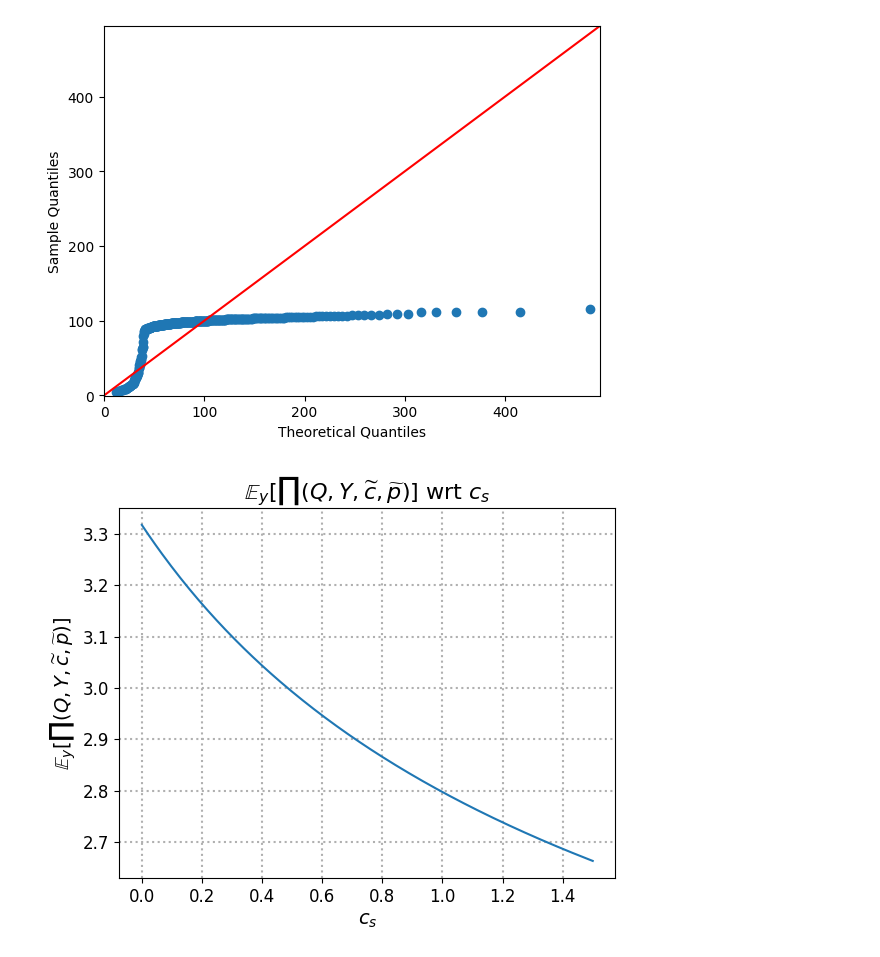
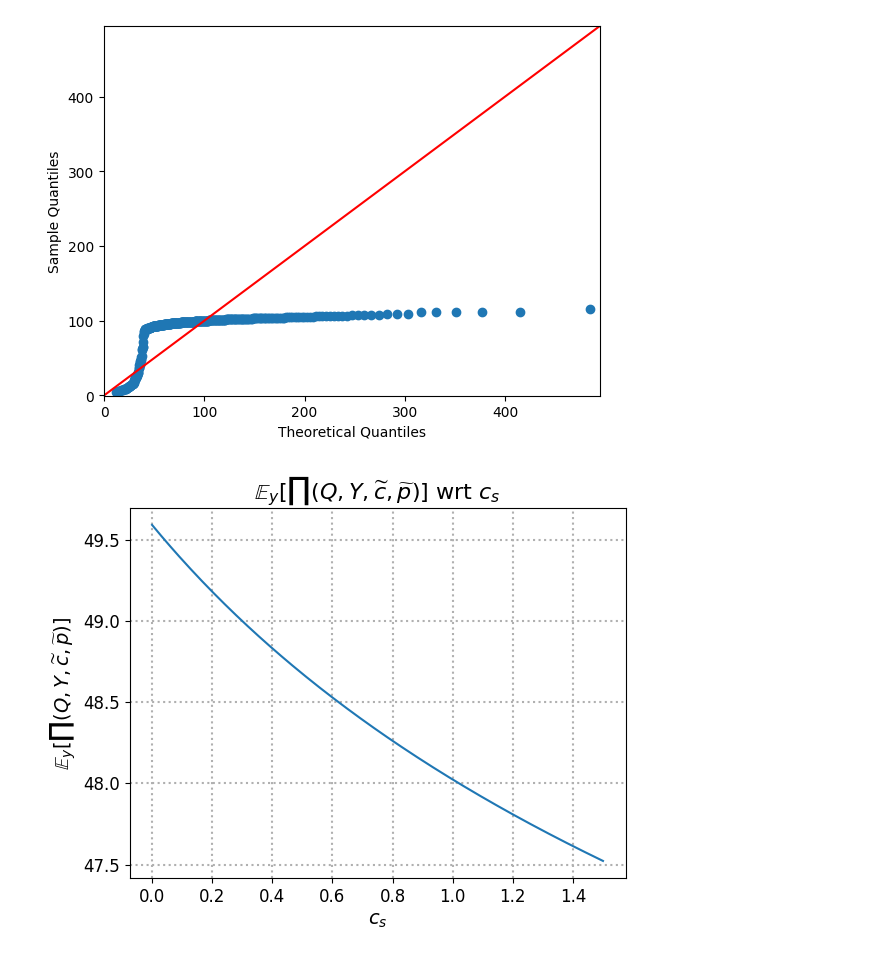
Before and after one commit to Marijn2404/TheThirdPiGame, a Jupyter notebook: code rick.ipynb, the cells around one changed output. Cells and saved outputs as stored; diff of their text form; code cells hidden in the pictures.

Commit message:
Better graphs

```diff
--- a/code rick.ipynb
+++ b/code rick.ipynb
@@ -150,35 +150,35 @@ def calcIntegrale(Q,c,p,cs,pl):
     cWave = c - pl + cs
     pWave = p - pl + cs
 
-    t1 = Q * (pWave - cWave)
+    t1 = Q * cWave
     t2 = pWave
-    t3 = ing.quad(int_normal,0,Q)[0]
+    t3 = ing.quad(int_normal,0,Q)[0] + Q * sts.norm.sf(Q,loc=110,scale=10)
 
-    return t1 - (t2 * t3)
+    return (t2 * t3) - t1
 
 def main():
     n = 200
     c = 1
     p = 1.5
     pl = 0.02
 
 
     vCS = np.linspace(0,1.5,n)
     vQ = np.zeros(n)
     vProfit = np.zeros(n)
     for i in range(n):
         vQ[i] = calcQParameter(c,p,vCS[i],pl)
         vProfit[i]=calcIntegrale(vQ[i],c,p,vCS[i],pl)
 
     plt.plot(vCS,vProfit)
     plt.title(r'$\mathbb{E}_y [\prod(Q,Y,\widetilde{c},\widetilde{p})]$ wrt $c_s$',fontsize=16)
     plt.xlabel(r'$c_s$',fontsize=14)
     plt.ylabel(r'$\mathbb{E}_y [\prod(Q,Y,\widetilde{c},\widetilde{p})]$',fontsize=14)
     plt.xticks(fontsize=12)
     plt.yticks(fontsize=12)
     plt.grid(True,linestyle=':',linewidth=1.5)
     plt.show
 
 main()
 # %% [output]
-[figure, old version]
+[figure, new version]
```
Also changed, not shown: parts of 1 cell of this notebook, 14 other files.
